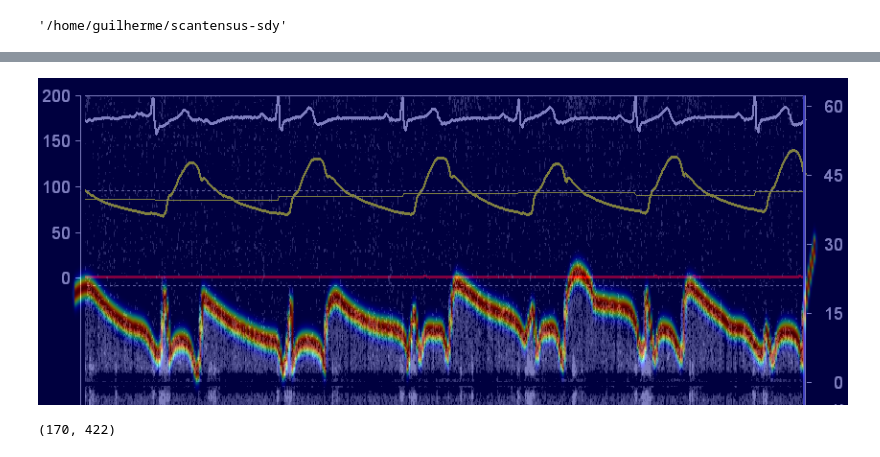
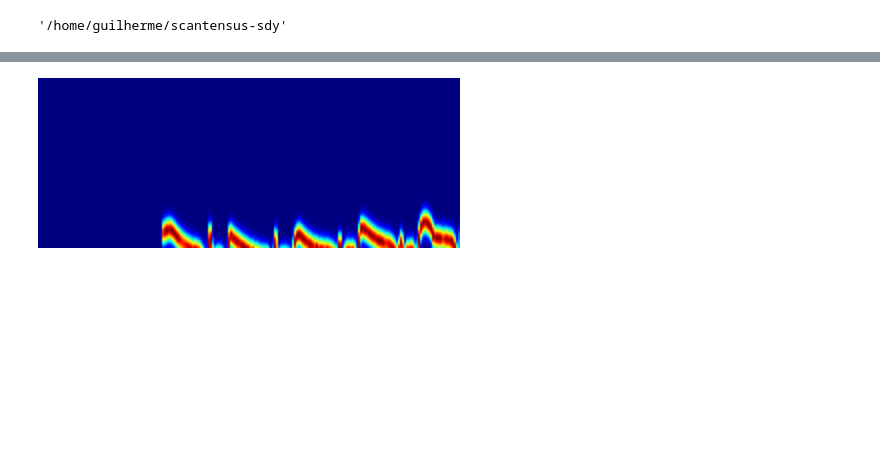
Before and after one commit to mshunshin/scantensus-sdy, a Jupyter notebook: experiments/fetch_labels.ipynb, the cells around one changed output, grey strips where cells are left out. Cells and saved outputs as stored; diff of their text form; code cells hidden in the pictures; blank space fills up the shorter version.

Commit message:
(progress) working on center crop fix

```diff
--- a/experiments/fetch_labels.ipynb
+++ b/experiments/fetch_labels.ipynb
@@ -111,12 +107,0 @@ NameError: name 'image' is not defined
-# %%
-heatmaps, weights = heatmap_gen(
-    label_data=[raw_labels],
-    label_height_shift=[0],
-    label_width_shift=[0],
-    transform_matrix=[torch.eye(3)]
-)
-# %%
-heatmap = heatmaps[0].squeeze()
-jet_map = cm.get_cmap('jet')
-
-heatmap_jetted = PIL.Image.fromarray((jet_map(heatmap.numpy()) * 255).astype(np.uint8))
@@ -132,0 +108,27 @@ True
+# %%
+def new_plot_image_with_heatmap(index: int):
+    image, raw_labels, T = dataset[index]
+
+    pretransform = PretransformationsModule(
+        keypoint_names=['curve-flow'],
+        image_crop_size=IMAGE_SHAPE,
+        image_out_size=IMAGE_SHAPE
+    )
+
+    images, heatmaps, weights = pretransform.forward(
+        label_data=[raw_labels],
+        images=image.unsqueeze(0),
+        dataset_transform_matrix=T.unsqueeze(0)
+    )
+
+    heatmap = heatmaps[0].squeeze()
+    jet_map = cm.get_cmap('jet')
+
+    heatmap_jetted = PIL.Image.fromarray((jet_map(heatmap.numpy()) * 255).astype(np.uint8)).convert('RGBA')
+    heatmap_jetted = heatmap_jetted.resize((IMAGE_SHAPE[1], IMAGE_SHAPE[0]))
+
+    image = torchvision.transforms.ToPILImage()(images.to(torch.uint8).squeeze()).convert('RGBA')
+
+    return image, heatmap_jetted
+
+image, heatmap = new_plot_image_with_heatmap(0)
@@ -133,9 +137,5 @@ True
 # %%
-PIL.Image.blend(original_image, resized_heatmap, alpha=0.5)
+#PIL.Image.blend(image, heatmap, alpha=0.5)
+heatmap
 # %% [output]
-[figure, old version]
+[figure, new version]
-# %%
-fac = 2
-(H // fac, W // fac)
-# %% [output]
-(170, 422)
```
Also changed, not shown: parts of 7 cells of this notebook, 2 other files.
